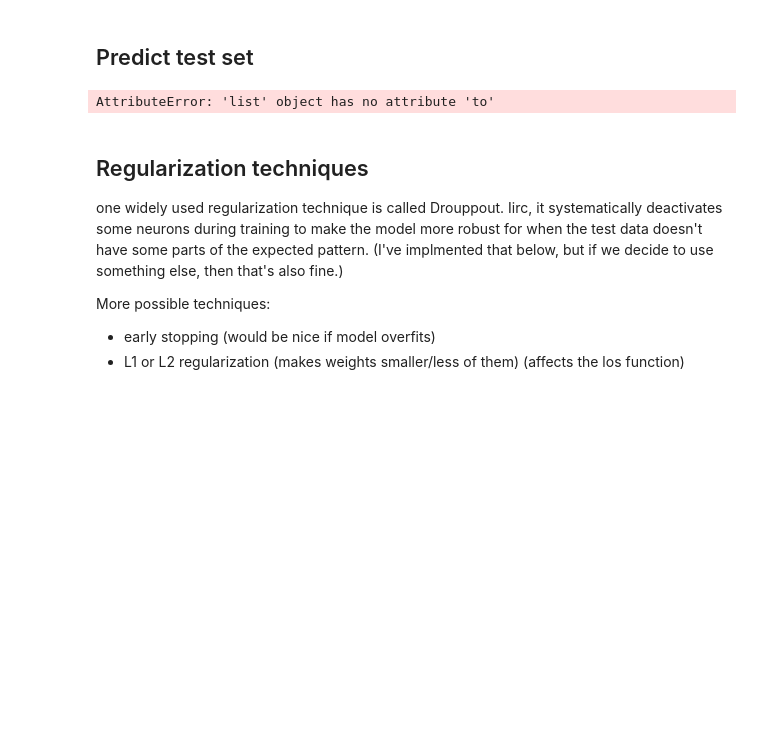
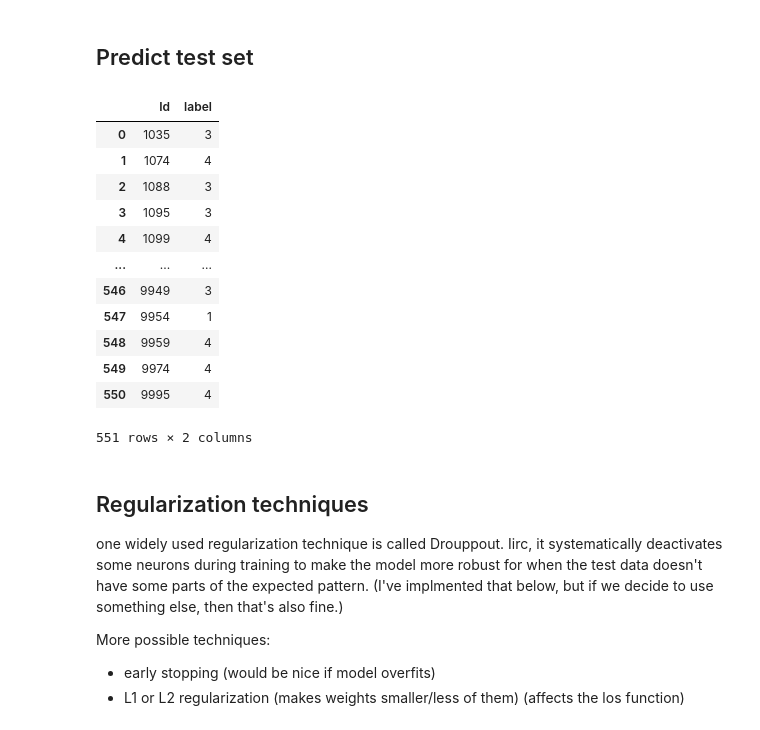
Before and after one commit to Gahtao/DL-Project, a Jupyter notebook: model B/ModelB.ipynb, the cells around one changed output. Cells and saved outputs as stored; diff of their text form; code cells hidden in the pictures; blank space fills up the shorter version.

```diff
--- a/model B/ModelB.ipynb
+++ b/model B/ModelB.ipynb
@@ -496,27 +516,42 @@ Epoch [15/15], Train - loss: 1.2077, acc: 26.03%, AUC: 0.506, F1: 0.444; Validat
 # %% [markdown]
 ## Predict test set
 # %%
-df_test = pd.read_csv("preprocessed/test/labels.csv")
+df_test = pd.DataFrame()
 with torch.no_grad():
     model.eval()
+    ids = []
     pred_labels = []
-    data_len = 0
     for images, labels in test_loader:
-        data_len += len(images)
-        images, labels = images.to(device), labels.to(device)  # Move to GPU if available
+        images = images.to(device)  # Move to GPU if available
 
         # Get model outputs
         outputs = model(images)  # Pass the entire batch to the model
 
         test_outputs_prob = F.softmax(outputs, dim=1)
-        pred_labels += [output.item() for output in test_outputs_prob.argmax(dim=1)]
-    print(data_len)
-    print(len(pred_labels), pred_labels)
+
+        ids += labels
+        pred_labels += [output.item()+1 for output in test_outputs_prob.argmax(dim=1)]
+    # print(len(pred_labels), pred_labels)
+    df_test["Id"] = ids
     df_test["label"] = pred_labels
-    for output in df_test["label"]:
-        print(output)
+    # for output in df_test["label"]:
+    #     print(output)
+df_test.to_csv("preprocessed/test/labels.csv",index=False)
+df_test
 # %% [output]
+|  | Id | label |
+| 0 | 1035 | 3 |
+| 1 | 1074 | 4 |
+| 2 | 1088 | 3 |
+| 3 | 1095 | 3 |
+| 4 | 1099 | 4 |
+| ... | ... | ... |
+| 546 | 9949 | 3 |
+| 547 | 9954 | 1 |
+| 548 | 9959 | 4 |
+| 549 | 9974 | 4 |
+| 550 | 9995 | 4 |
-AttributeError: 'list' object has no attribute 'to'
+551 rows × 2 columns
 # %% [markdown]
 ## Regularization techniques
 
```
Also changed, not shown: parts of 6 cells of this notebook, 1 other file.
